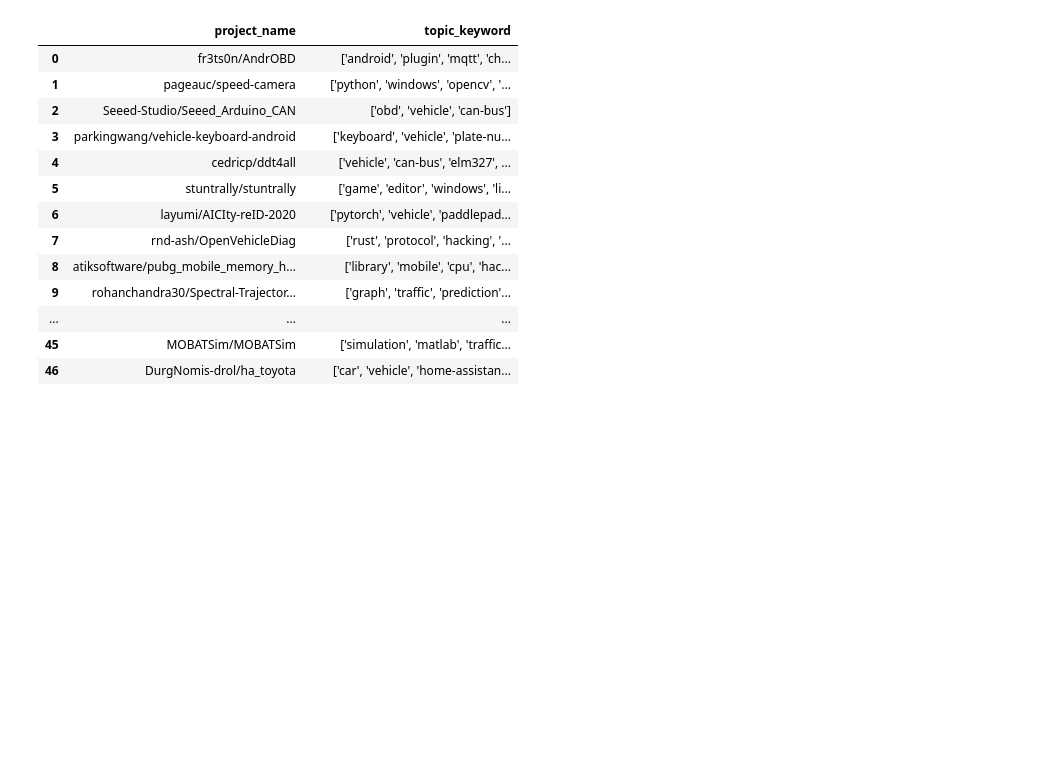
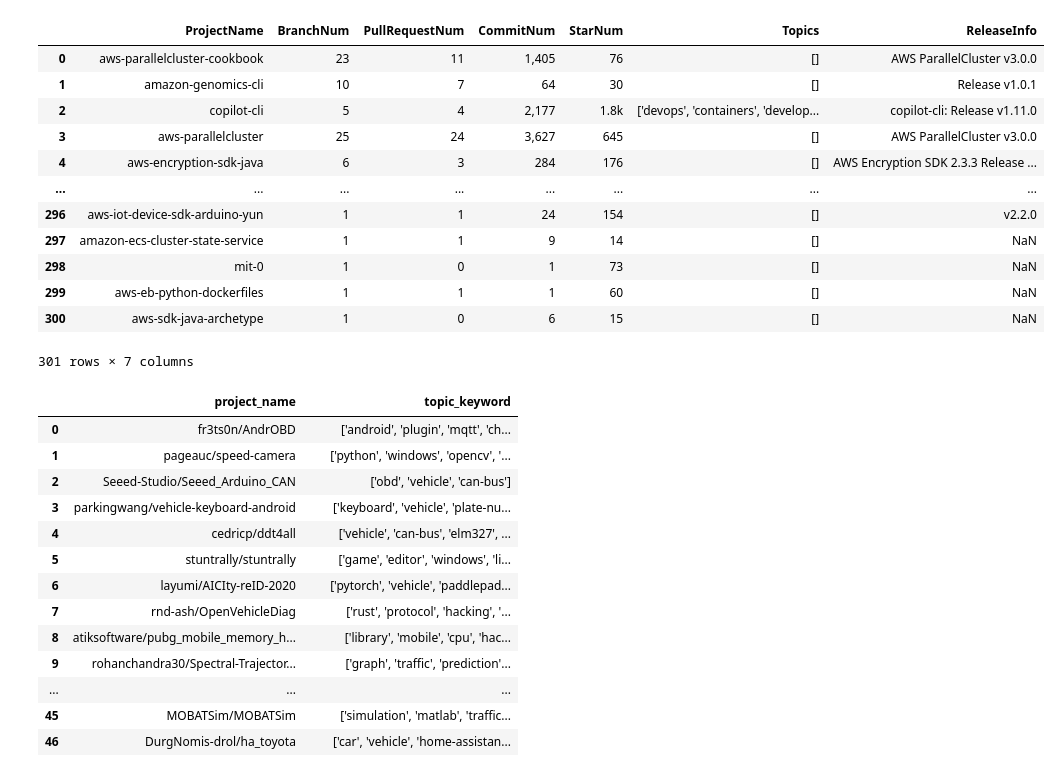
Before and after one commit to park1997/GitHub_Crawling_TextMining_Project, a Jupyter notebook: ParkByeongHyeon/Github_clustering.ipynb, the cells around one changed output. Cells and saved outputs as stored; diff of their text form; code cells hidden in the pictures; blank space fills up the shorter version.

Commit message:
Clustering

```diff
--- a/ParkByeongHyeon/Github_clustering.ipynb
+++ b/ParkByeongHyeon/Github_clustering.ipynb
@@ -8,6 +8,23 @@ from sklearn.preprocessing import OneHotEncoder,LabelEncoder
 from sklearn.decomposition import PCA
 from sklearn.cluster import DBSCAN
 %matplotlib inline
+# %%
+org = ["aws","facebook","google","naver","kakao","apple","alibaba","tencent","baidu","microsoft","samsung"]
+df = pd.read_excel("{}.xlsx".format(org[0]))
+# %% [output]
+|  | ProjectName | BranchNum | PullRequestNum | CommitNum | StarNum | Topics | ReleaseInfo |
+| 0 | aws-parallelcluster-cookbook | 23 | 11 | 1,405 | 76 | [] | AWS ParallelCluster v3.0.0 |
+| 1 | amazon-genomics-cli | 10 | 7 | 64 | 30 | [] | Release v1.0.1 |
+| 2 | copilot-cli | 5 | 4 | 2,177 | 1.8k | ['devops', 'containers', 'develop... | copilot-cli: Release v1.11.0 |
+| 3 | aws-parallelcluster | 25 | 24 | 3,627 | 645 | [] | AWS ParallelCluster v3.0.0 |
+| 4 | aws-encryption-sdk-java | 6 | 3 | 284 | 176 | [] | AWS Encryption SDK 2.3.3 Release ... |
+| ... | ... | ... | ... | ... | ... | ... | ... |
+| 296 | aws-iot-device-sdk-arduino-yun | 1 | 1 | 24 | 154 | [] | v2.2.0 |
+| 297 | amazon-ecs-cluster-state-service | 1 | 1 | 9 | 14 | [] | NaN |
+| 298 | mit-0 | 1 | 0 | 1 | 73 | [] | NaN |
+| 299 | aws-eb-python-dockerfiles | 1 | 1 | 1 | 60 | [] | NaN |
+| 300 | aws-sdk-java-archetype | 1 | 0 | 6 | 15 | [] | NaN |
+301 rows × 7 columns
 # %%
 # df = pd.read_excel("Topics_stars10000_project_keyword.xlsx") #star>10000개가 있는 Df
 df = pd.read_excel("Topics_Vehicle.xlsx")   # vehicle Data가 들은 Df
```
Also changed, not shown: parts of 1 cell of this notebook, 48 other files.
